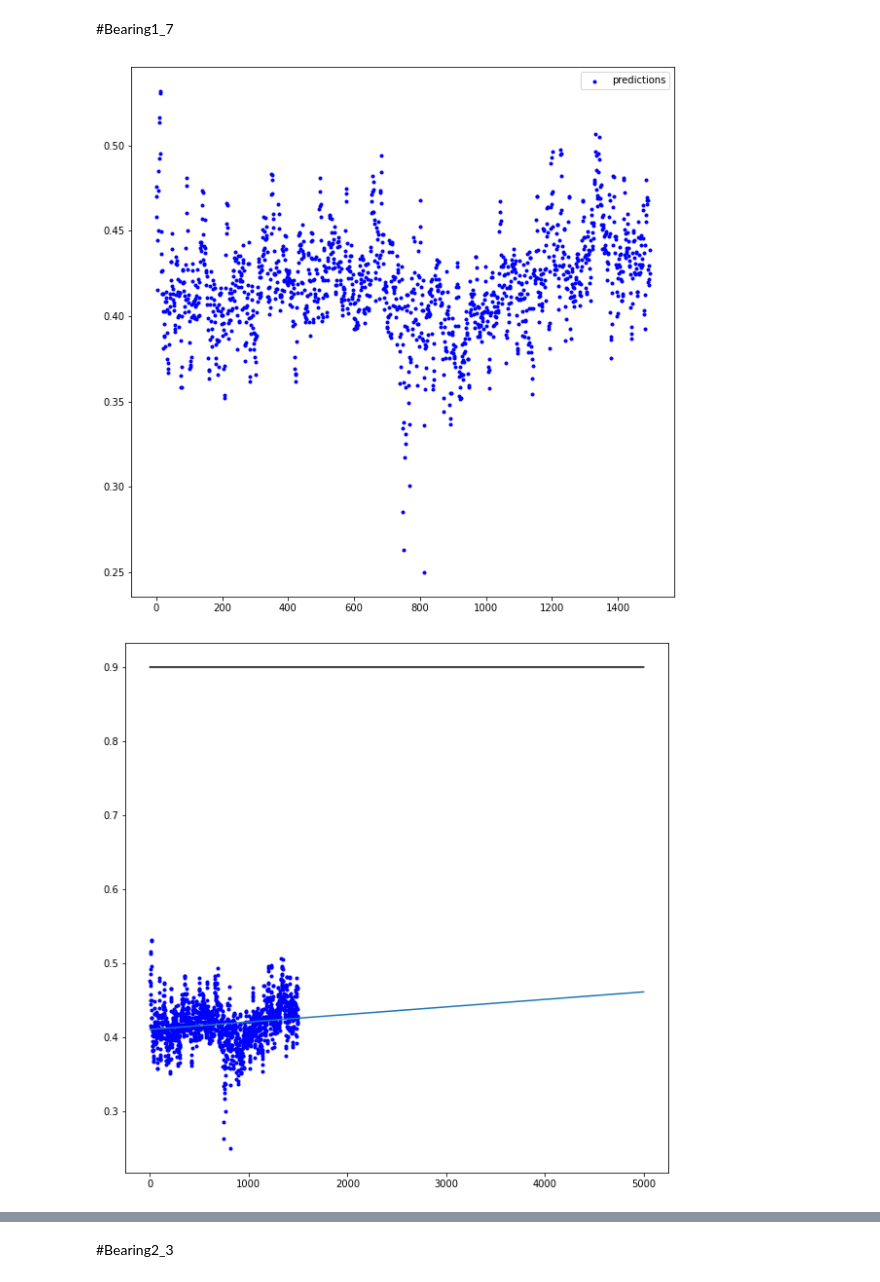
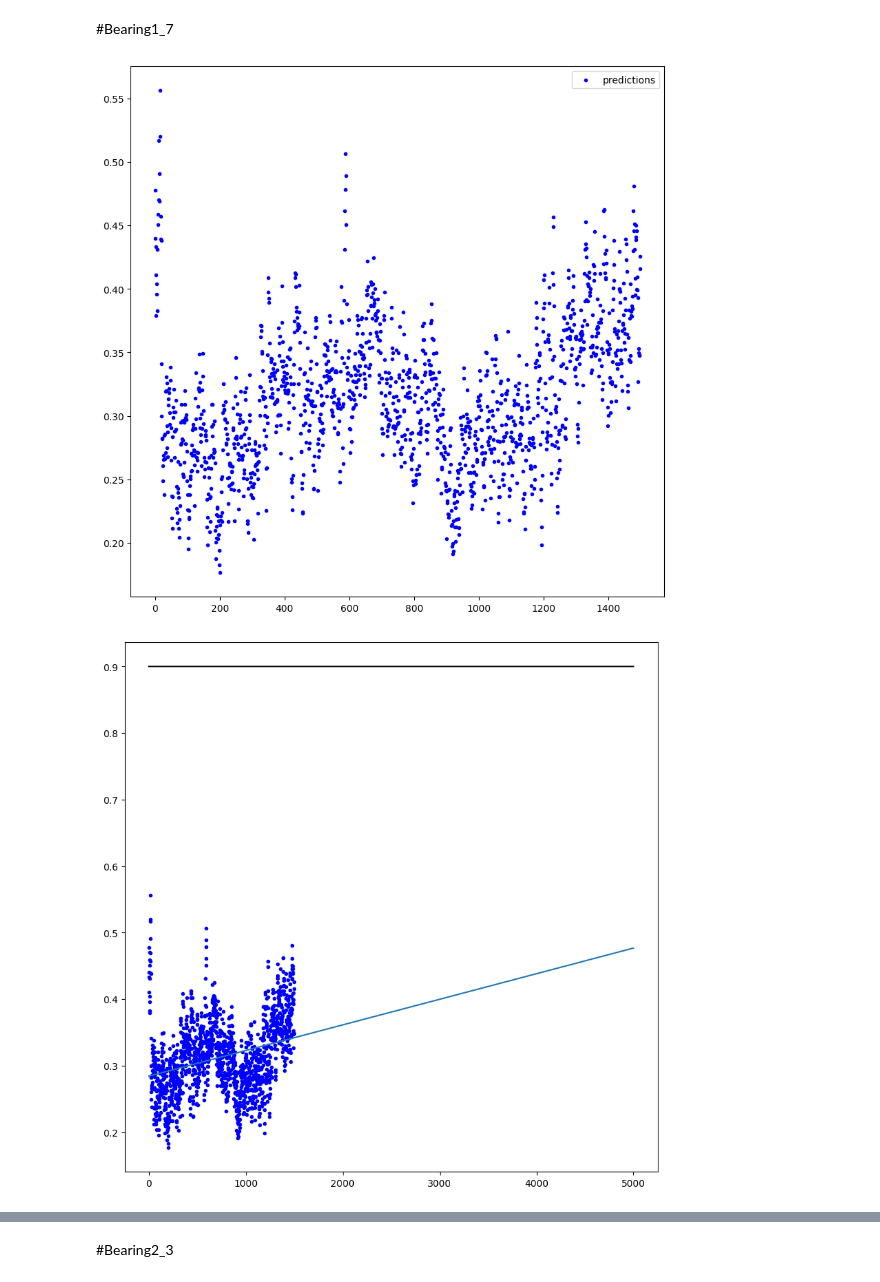
Before and after one commit to choi4624/SWbootProject_2023-7, a Jupyter notebook: Team-project/model/CNN-LSTM/RUL_Prediction-main/CNN+LSTM_Model_on_Test_Data_.ipynb, the cells around one changed output, grey strips where cells are left out. Cells and saved outputs as stored; diff of their text form; code cells hidden in the pictures.

```diff
--- a/Team-project/model/CNN-LSTM/RUL_Prediction-main/CNN+LSTM_Model_on_Test_Data_.ipynb
+++ b/Team-project/model/CNN-LSTM/RUL_Prediction-main/CNN+LSTM_Model_on_Test_Data_.ipynb
@@ -486,17 +500,17 @@ plt.show()
 # %%
 test_pfile = test_pkzfiles_path+'bearing1_7_test_data.pkz'
 test_dataset = PHMTestDataset_Sequential(dataset=test_pfile)
 
-test_dataloader = DataLoader(test_dataset, batch_size=16, shuffle=False, num_workers=1)
+test_dataloader = DataLoader(test_dataset, batch_size=64, shuffle=False, num_workers=1)
 
 results = model_inference_helper(model, test_dataloader)
 
 fig, ax = plt.subplots(nrows=1, ncols=1, figsize=[10,10])
 ax.scatter(range(len(results['predictions'])), results['predictions'], c='b', marker='.', label='predictions')
 ax.legend()
 plt.show()
 # %% [output]
-[figure, old version]
+[figure, new version]
 # %%
 X = np.arange(len(results['predictions'])).reshape(-1,1)
 y = np.array(results['predictions']).reshape(-1, 1)
@@ -510,7 +524,7 @@ ax.plot(X_test, y_test)
 ax.plot(X_test, [0.9]*len(X_test), 'k')
 plt.show()
 # %% [output]
-[figure, old version]
+[figure, new version]
 # %%
 X = np.arange(len(results['predictions'])).reshape(-1,1)
 y = np.array(results['predictions']).reshape(-1, 1)
```
Also changed, not shown: parts of 32 cells of this notebook, 4 other files.
